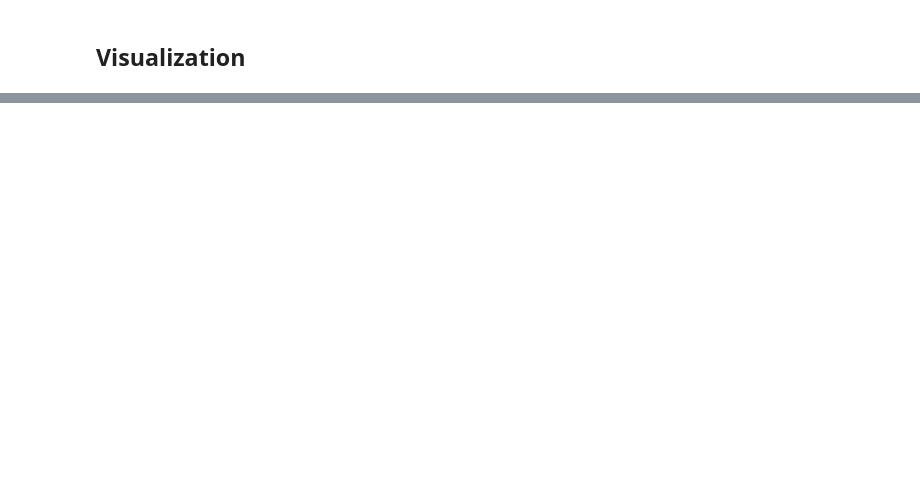
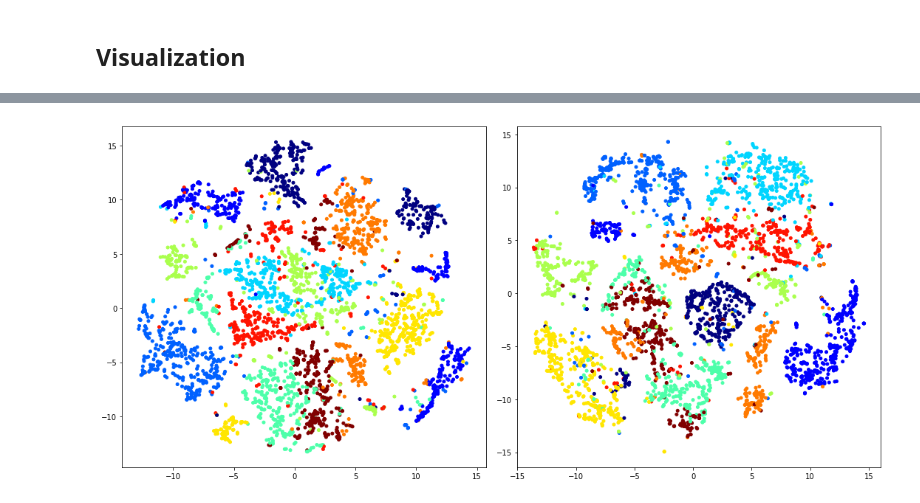
Before and after one commit to seahl0119/tutorial, a Jupyter notebook: MLP/Basic_NN.ipynb, the cells around one changed output, grey strips where cells are left out. Drawn from its saved outputs; the diff is of its cells as text; code cells hidden in the pictures; blank space fills up the shorter version.

```diff
--- a/MLP/Basic_NN.ipynb
+++ b/MLP/Basic_NN.ipynb
@@ -167,0 +206,29 @@ plt.show()
+# %%
+# Caution Below process takes long long time
+
+# TSNE for original data
+n_samples = 4000
+rand_idx = np.random.randint(X_test.shape[0], size=[n_samples,])
+tsne = TSNE()
+tsne_output = tsne.fit_transform(X_test[rand_idx])
+
+# TSNE for the second last layer's output
+layer_func = K.function([model.layers[0].input, K.learning_phase()],[model.layers[-2].output])
+layer_output = layer_func([X_test[rand_idx], 0])[0]
+tsne = TSNE()
+tsne_output2 = tsne.fit_transform(layer_output)
+
+plt.figure(figsize=(15,7))
+
+# plot original data
+plt.subplot(1,2,1)
+plt.scatter(tsne_output[:, 0], tsne_output[:,1], s = 4**2, c = np.argmax(Y_test, axis=1)[rand_idx], cmap='jet')
+
+# plot the second last layer's output
+plt.subplot(1,2,2)
+plt.scatter(tsne_output2[:, 0], tsne_output2[:,1], s = 4**2, c = np.argmax(Y_test, axis=1)[rand_idx], cmap='jet')
+plt.tight_layout()
+
+plt.show()
+# %% [output]
+[figure, added]
```
Also changed, not shown: parts of 11 cells of this notebook.
